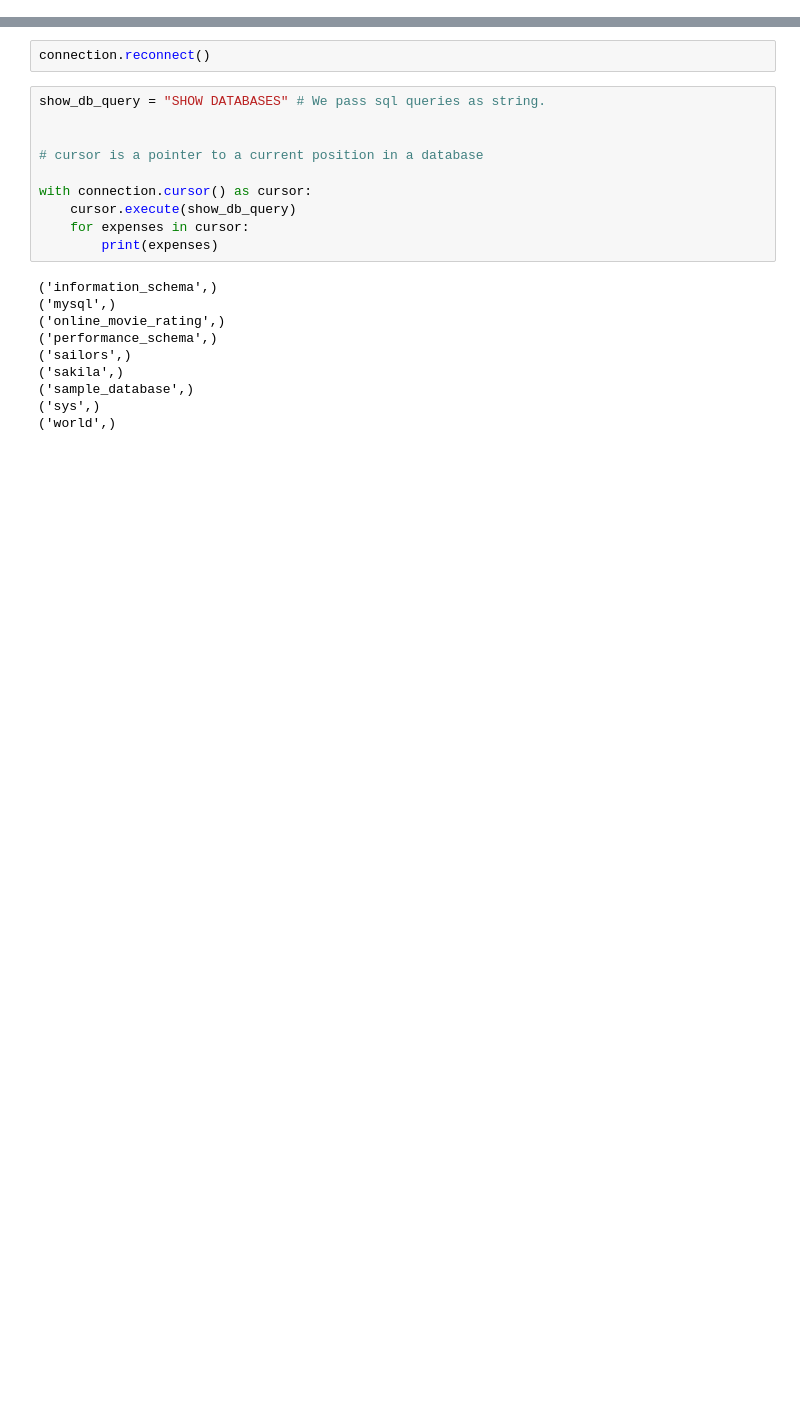
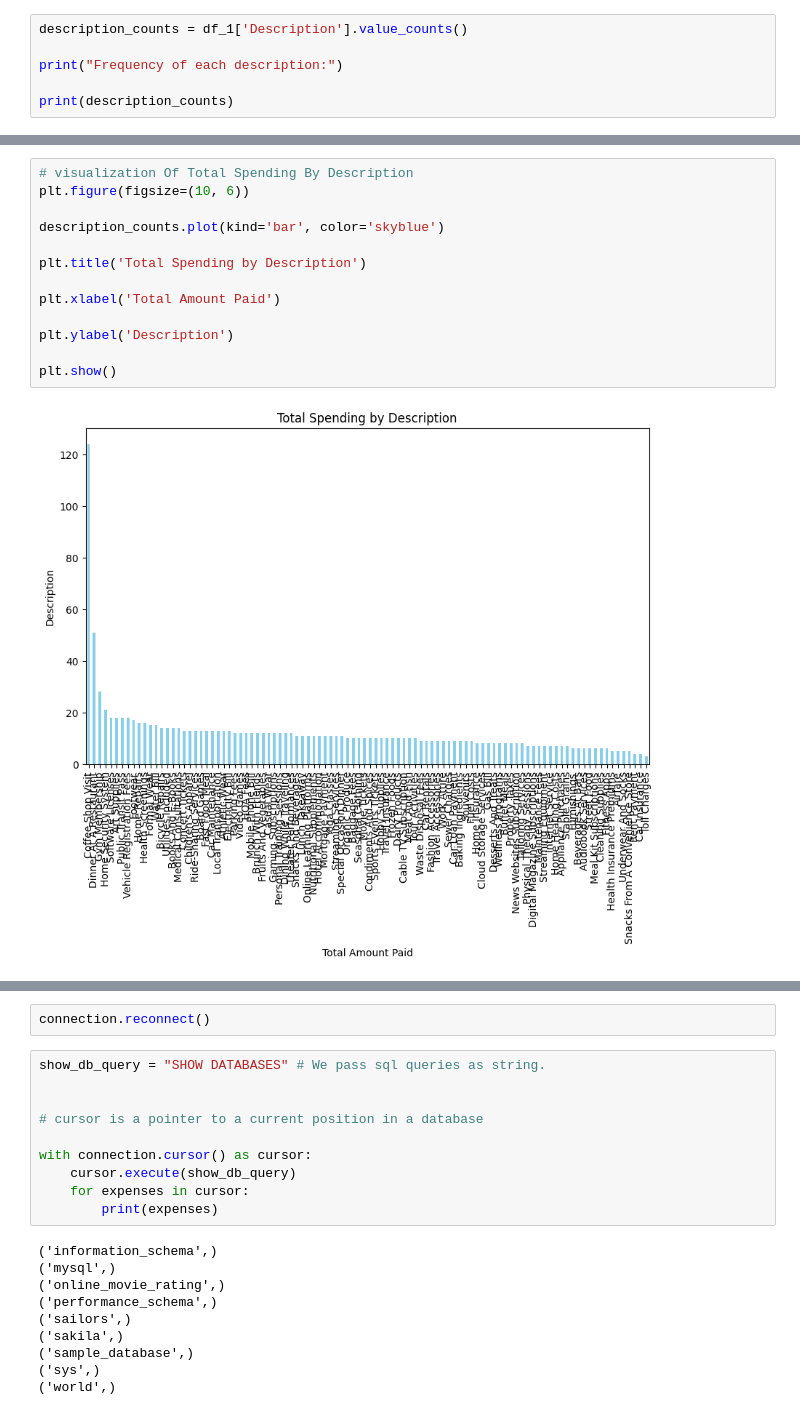
Before and after one commit to Grishthehandler/Analyze_Personal_Expenses, a Jupyter notebook: src/expenses_tracker.ipynb, the cells around one changed output, grey strips where cells are left out. Saved outputs shown, nothing was run; the diff lists cells and outputs as text; blank space fills up the shorter version.

```diff
--- a/src/expenses_tracker.ipynb
+++ b/src/expenses_tracker.ipynb
@@ -34,0 +429,6 @@ except Error as e:
+# %%
+description_counts = df_1['Description'].value_counts()
+
+print("Frequency of each description:")
+
+print(description_counts)
@@ -34,0 +450,15 @@ except Error as e:
+# %%
+# visualization Of Total Spending By Description
+plt.figure(figsize=(10, 6))
+
+description_counts.plot(kind='bar', color='skyblue')
+
+plt.title('Total Spending by Description')
+
+plt.xlabel('Total Amount Paid')
+
+plt.ylabel('Description')
+
+plt.show()
+# %% [output]
+[figure, added]
```
Also changed, not shown: parts of 42 cells of this notebook, 28 other files.
